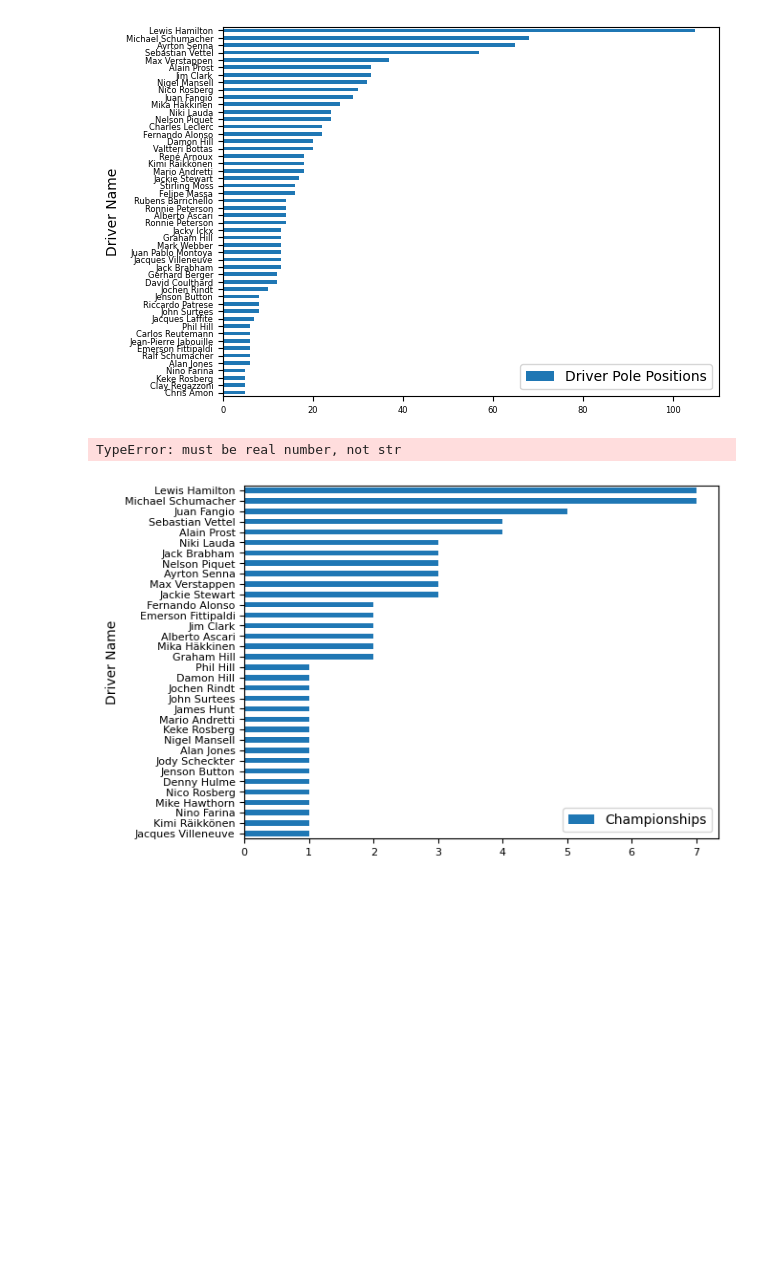
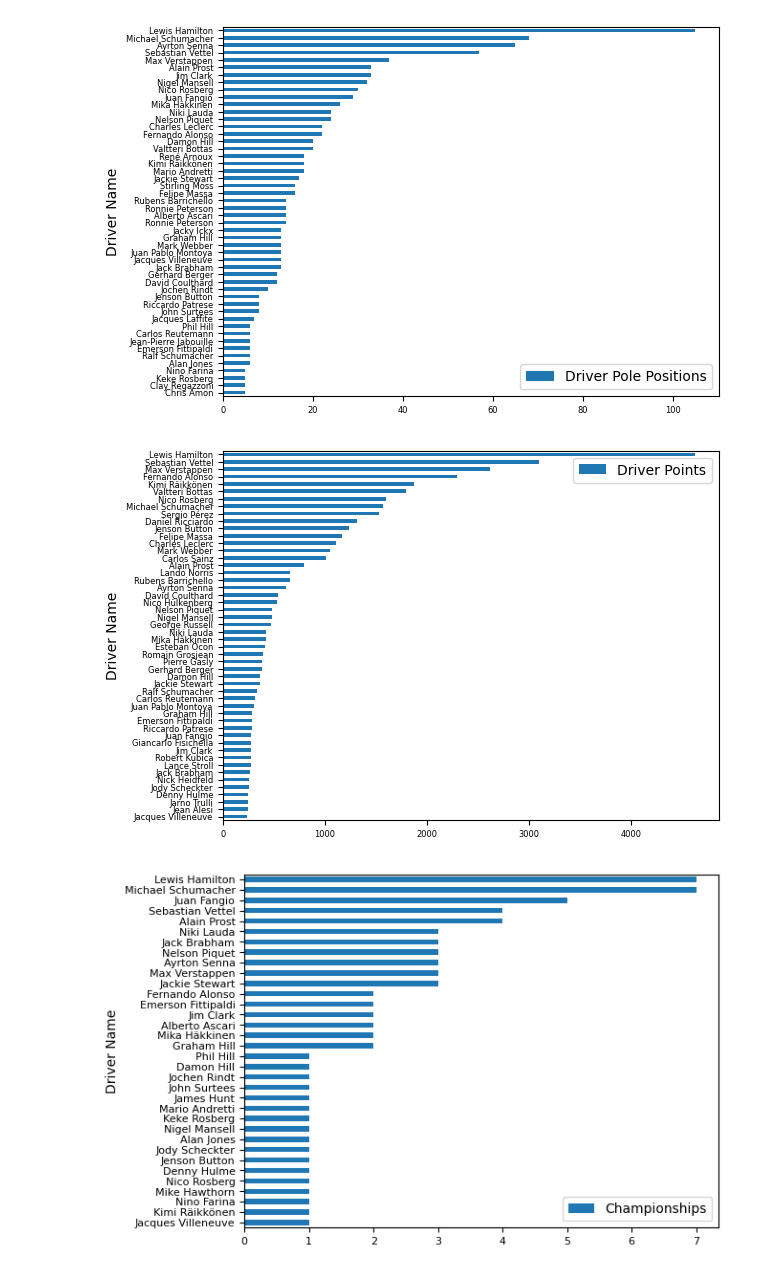
Before and after one commit to hr546/BEE2041-Empirical-Project, a Jupyter notebook: BEE2041_Empirical_Project_-_A_Data-Driven_Investigation_to_Identify_the_best_Formula_One_Driver_of_All_Time.ipynb, the cells around one changed output. Saved outputs shown, nothing was run; the diff lists cells and outputs as text; code cells hidden in the pictures; blank space fills up the shorter version.

Commit message:
Fixed issue with points graph, added win percentage graph

```diff
--- a/BEE2041_Empirical_Project_-_A_Data-Driven_Investigation_to_Identify_the_best_Formula_One_Driver_of_All_Time.ipynb
+++ b/BEE2041_Empirical_Project_-_A_Data-Driven_Investigation_to_Identify_the_best_Formula_One_Driver_of_All_Time.ipynb
@@ -203,34 +203,34 @@ plt.gca().invert_yaxis()
 # Webscraping the website containing the number of points for each driver (1-50)
 url = ' https://pitwall.app/records/points-scored'
 
 response = BeautifulSoup(request.urlopen(url), 'html.parser')
 
 TAB = response.find('table')
 
 Points_df = pd.DataFrame(columns = ['Position','Driver Name','First Points','Last Points','Driver Races','Driver Points'])
 
 rows = TAB.find_all('tr')
 
 # Inserting the webscraped data into the dataframe
 for row in rows[1:]:
     cells = row.find_all('td')
     row_contents = []
     for cell in cells:
         row_contents.append(cell.text.strip())
     length = len(Points_df)
     Points_df.loc[length] = row_contents
 
 # Dropping unnecessary columns from the dataframe
 Points_df = Points_df.drop('First Points', axis=1)
 Points_df = Points_df.drop('Last Points', axis=1)
 Points_df = Points_df.drop('Position', axis=1)
 
-# Changing the 'Driver Points' column from a string to an integer by first rounding down
-Points_df['Driver Points'] = Points_df['Driver Points'].apply(np.floor)
-Points_df['Driver Points'] = Points_df['Driver Points'].astype(int)
+# Changing the 'Driver Points' column from a string to an integer by first removing the commas
+Points_df = Points_df.replace(",","", regex=True)
+Points_df['Driver Points'] = Points_df['Driver Points'].astype(float)
 
 # Plotting the bar chart for number of points
 Points_df.plot.barh(x = 'Driver Name', y = 'Driver Points', fontsize = 6)
 plt.gca().invert_yaxis()
 # %% [output]
-TypeError: must be real number, not str
+[figure, added]
```
Also changed, not shown: parts of 2 cells of this notebook.
